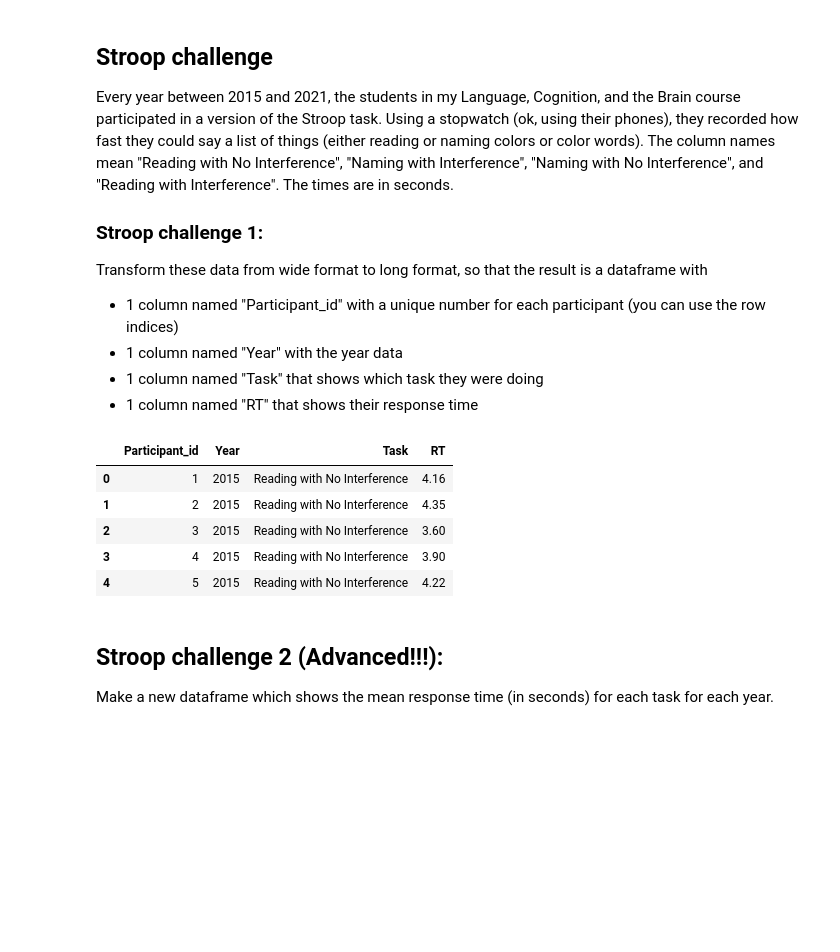
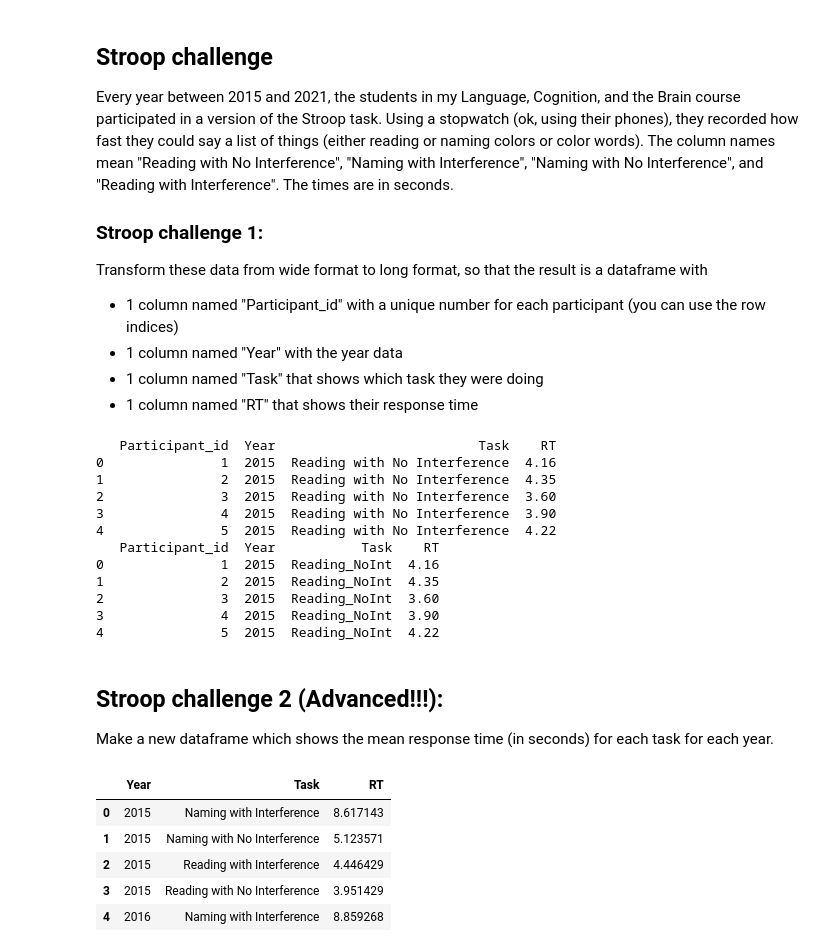
Before and after one commit to JosephineKianna25/CulturalDataScience, a Jupyter notebook: fun_with_pandas.ipynb, the cells around one changed output. Cells and saved outputs as stored; diff of their text form; code cells hidden in the pictures; blank space fills up the shorter version.

```diff
--- a/fun_with_pandas.ipynb
+++ b/fun_with_pandas.ipynb
@@ -336,17 +336,39 @@ df_long['Participant_id'] = df_long.index + 1
 df_long = df_long[['Participant_id', 'Year', 'Task', 'RT']]
 # Kolonnerne omorganiseres
 
-df_long.head()
+print(df_long.head())
 
 # Kan ikke finde ud af at fjerne 'default' indekseringen - spørg om hjælp
 # Evt genlæs kap. 7
+
+################################################################
+
+# Kan også gøres sådan her, sofies kode:
+
+df['Participant_id'] = df.index +1
+
+df_long_2 = pd.melt(df,
+                  id_vars=['Participant_id', 'Year'],
+                  var_name='Task',
+                  value_name='RT')
+
+print(df_long_2.head())
+
+# var_ er en specifik funktion i melt() der fortæller hvilke kolonner der skal bevares
+# og som skal indeholde de smeltede kolonner ?
 # %% [output]
-|  | Participant_id | Year | Task | RT |
-| 0 | 1 | 2015 | Reading with No Interference | 4.16 |
-| 1 | 2 | 2015 | Reading with No Interference | 4.35 |
-| 2 | 3 | 2015 | Reading with No Interference | 3.60 |
-| 3 | 4 | 2015 | Reading with No Interference | 3.90 |
-| 4 | 5 | 2015 | Reading with No Interference | 4.22 |
+   Participant_id  Year                          Task    RT
+0               1  2015  Reading with No Interference  4.16
+1               2  2015  Reading with No Interference  4.35
+2               3  2015  Reading with No Interference  3.60
+3               4  2015  Reading with No Interference  3.90
+4               5  2015  Reading with No Interference  4.22
+   Participant_id  Year           Task    RT
+0               1  2015  Reading_NoInt  4.16
+1               2  2015  Reading_NoInt  4.35
+2               3  2015  Reading_NoInt  3.60
+3               4  2015  Reading_NoInt  3.90
+4               5  2015  Reading_NoInt  4.22
 # %%
 # Starter code 2...
 
@@ -365,3 +387,19 @@ df_long.head()
 ## Stroop challenge 2 (Advanced!!!):
 
 Make a new dataframe which shows the mean response time (in seconds) for each task for each year.
+# %%
+
+# Jeg grupperer df'en i Year og Task
+# Herefter beregnes den gennemsnitlige responstid ved at bruge .mean funktionen
+# Bruger .reset_index til at vise resultaterne i en overskuelige dataframe
+
+df_mean_rt = df_long.groupby(['Year', 'Task'])['RT'].mean().reset_index()
+
+df_mean_rt.head()
+# %% [output]
+|  | Year | Task | RT |
+| 0 | 2015 | Naming with Interference | 8.617143 |
+| 1 | 2015 | Naming with No Interference | 5.123571 |
+| 2 | 2015 | Reading with Interference | 4.446429 |
+| 3 | 2015 | Reading with No Interference | 3.951429 |
+| 4 | 2016 | Naming with Interference | 8.859268 |
```
Also changed, not shown: parts of 1 cell of this notebook.
